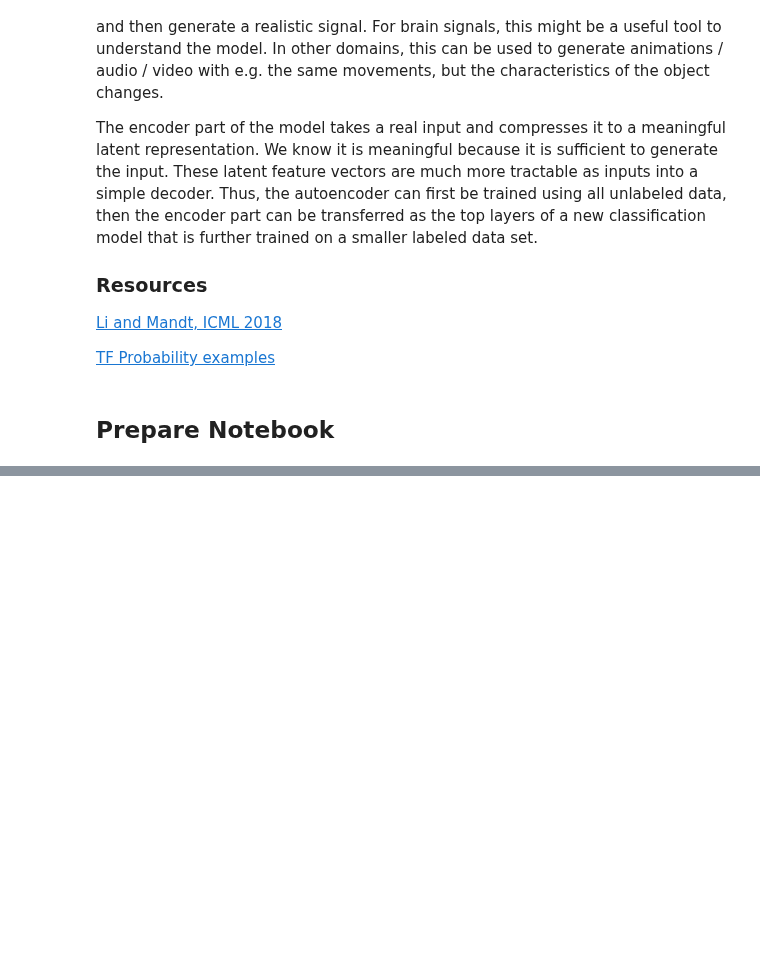
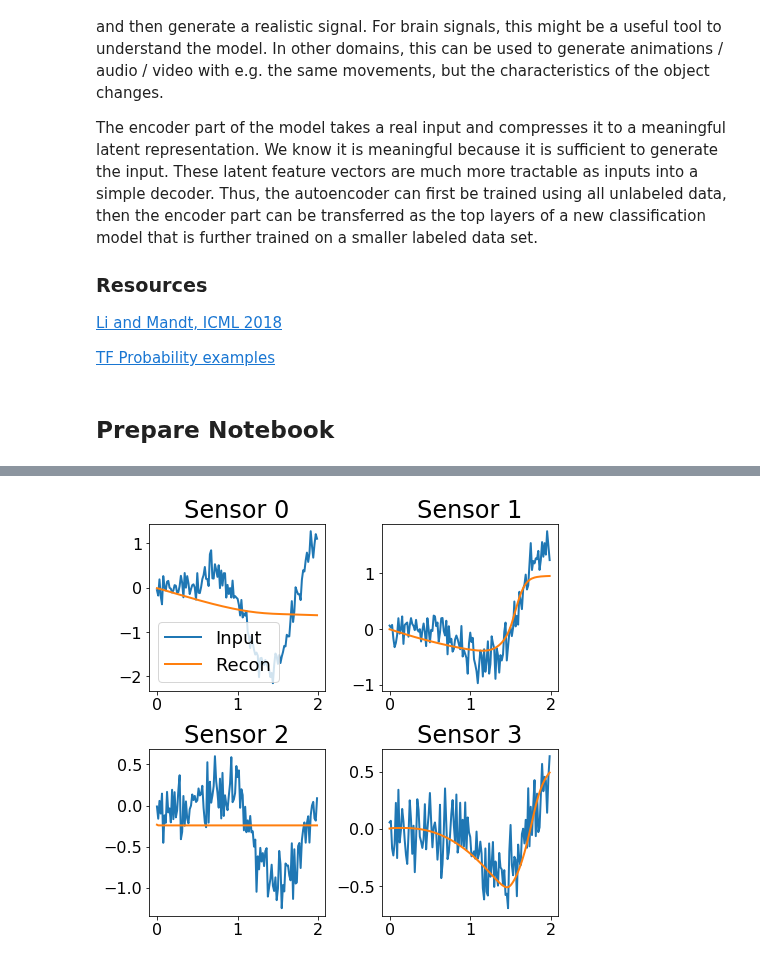
Before and after one commit to SachsLab/IntracranialNeurophysDL, a Jupyter notebook: notebooks/06_03_DisentangledSequentialAE_TFP.ipynb, the cells around one changed output, grey strips where cells are left out. Saved outputs shown, nothing was run; the diff lists cells and outputs as text; code cells hidden in the pictures; blank space fills up the shorter version.

```diff
--- a/notebooks/06_03_DisentangledSequentialAE_TFP.ipynb
+++ b/notebooks/06_03_DisentangledSequentialAE_TFP.ipynb
@@ -167,0 +258,4 @@ plt.plot(x, y)
+# %%
+N_TRIALS = 10000
+dataset = ContrivedDataset(N_TRIALS).batch(100).map(lambda x, y: (x, x))
+print(dataset.element_spec)
@@ -167,0 +271,14 @@ plt.plot(x, y)
+# %%
+N_EPOCHS = 6
+LATENT_DIM = 100
+
+tf.keras.backend.clear_session()
+model = tf.keras.Sequential([
+    tfkl.GRU(LATENT_DIM, input_shape=dataset.element_spec[0].shape[1:], return_sequences=False),  # encoder
+    tfkl.RepeatVector(dataset.element_spec[0].shape[1]),
+    tfkl.GRU(dataset.element_spec[0].shape[2], return_sequences=True)  # decoder
+])
+model.summary()
+model.compile(loss='mse',
+              optimizer='adam')
+history = model.fit(dataset, epochs=N_EPOCHS)
@@ -167,0 +303,18 @@ plt.plot(x, y)
+# %%
+for ix, batch in dataset.enumerate(1):
+    pred_x = model(batch[0]).numpy()
+    true_x = batch[0].numpy()
+# %%
+trial_ix = 15
+for chan_ix in range(4):
+    plt.subplot(2, 2, chan_ix + 1)
+    plt.plot(x, true_x[trial_ix, :, chan_ix], label="Input")
+    plt.plot(x, pred_x[trial_ix, :, chan_ix], label="Recon")
+    plt.title(f"Sensor {chan_ix}")
+    if chan_ix == 0:
+        plt.legend()
+
+plt.tight_layout()
+plt.show()
+# %% [output]
+[figure, added]
```
Also changed, not shown: parts of 21 cells of this notebook.
